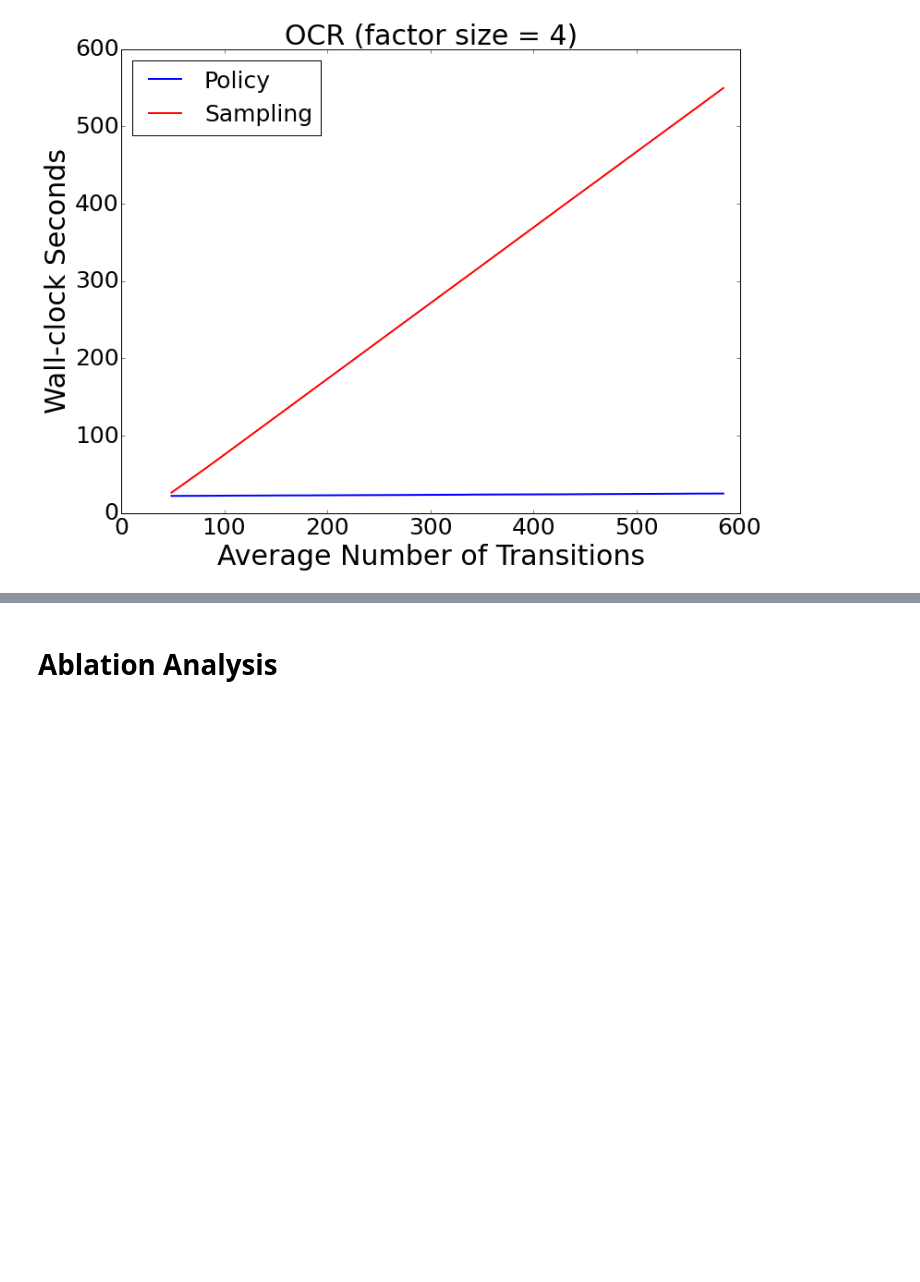
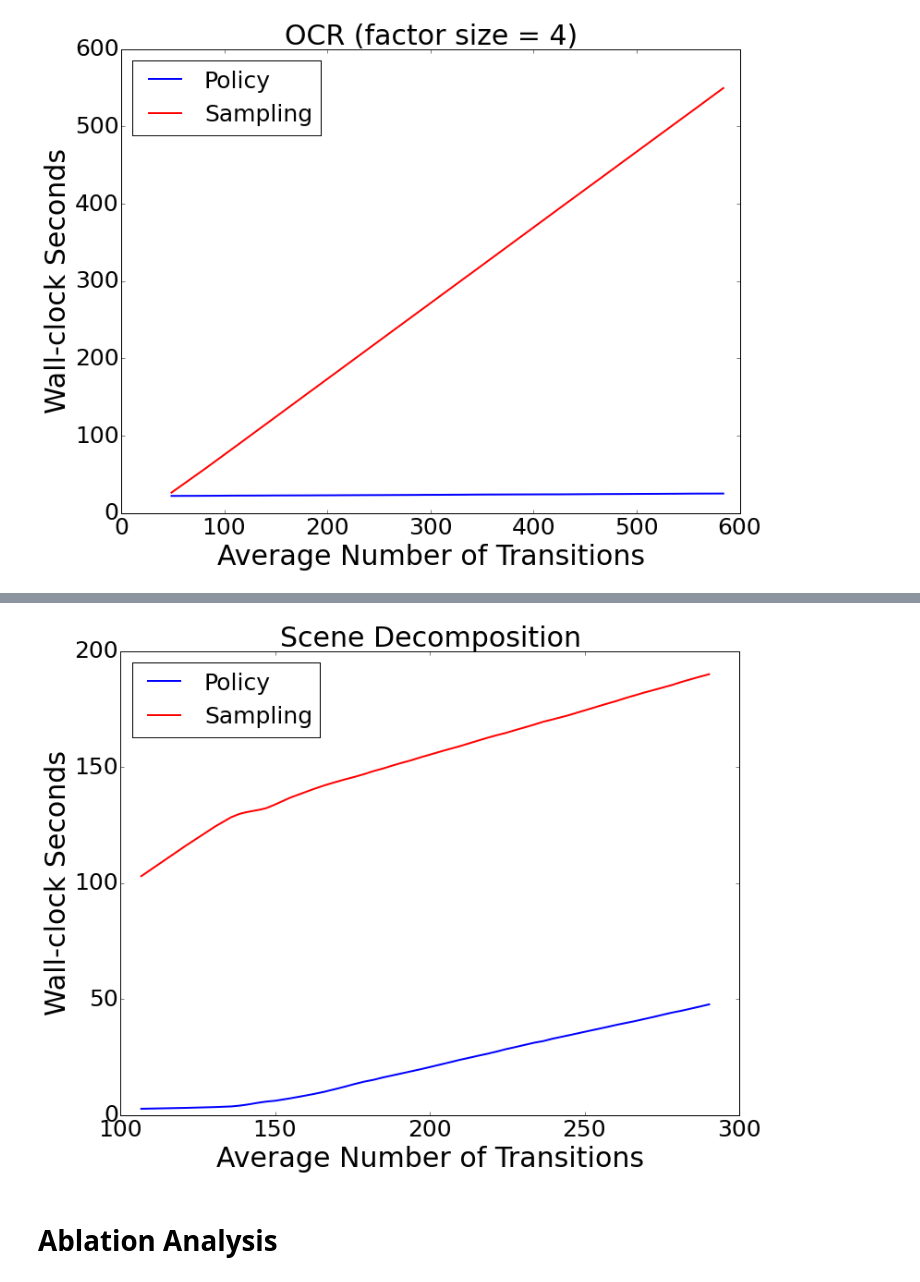
Before and after one commit to strin/HeteroSampler, a Jupyter notebook: shipping.ipynb, the cells around one changed output, grey strips where cells are left out. Saved outputs shown, nothing was run; the diff lists cells and outputs as text; code cells hidden in the pictures; blank space fills up the shorter version.

```diff
--- a/shipping.ipynb
+++ b/shipping.ipynb
@@ -196,3 +197,11 @@ savefig('figure/budget/opengm-inpainting-wc.pdf')
+# %%
+plotPolicyOverhead('test/opengm/scene/blockpolicy/default/0/tcall_b*/policy.xml',
+                   _title='Scene Decomposition',
+                   _xlabel='Average Number of Transitions',
+                   _ylabel='Wall-clock Seconds')
+savefig('figure/budget/opengm-scene-decomposition-wc.pdf')
+# %% [output]
+[figure, added]
 # %% [markdown]
 # Ablation Analysis
 # %%
```
Also changed, not shown: parts of 3 cells of this notebook, 1 other file.
